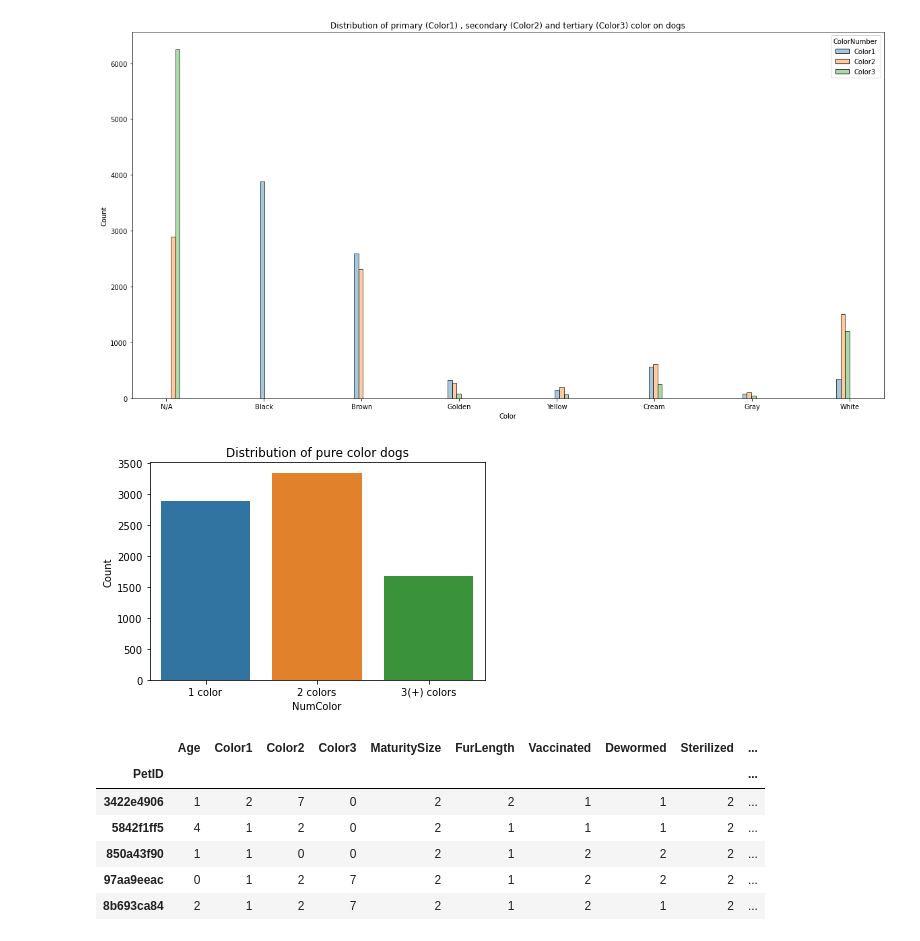
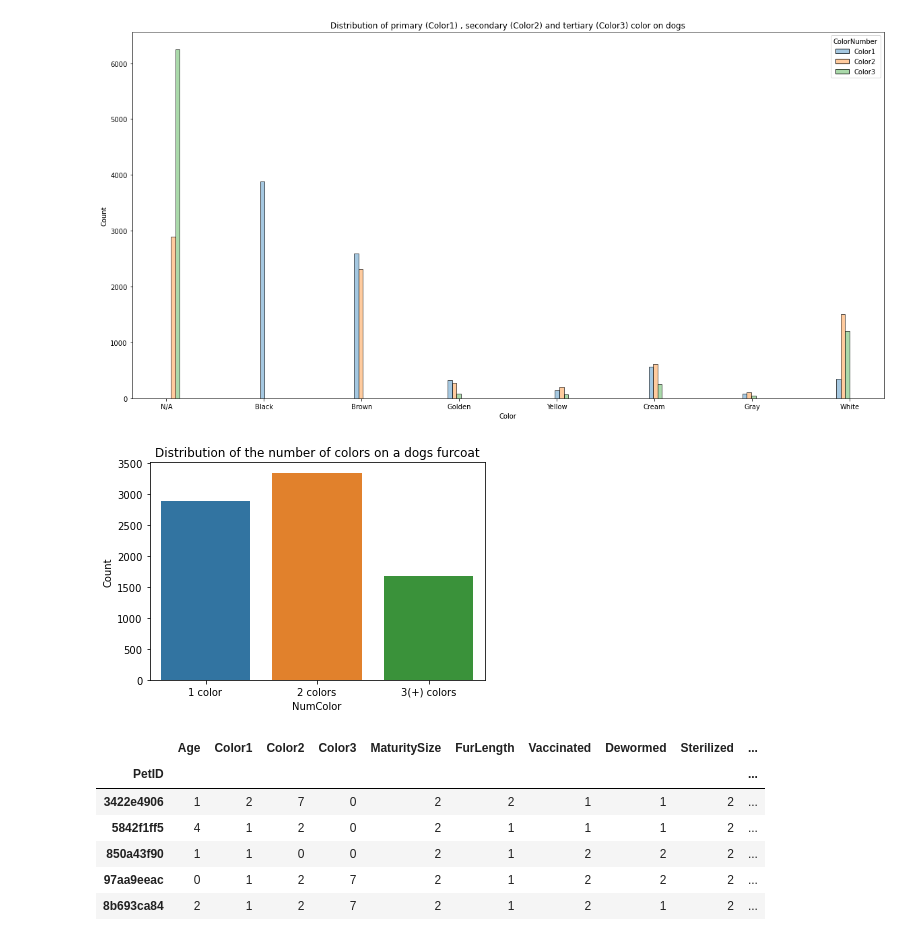
Before and after one commit to simonatso/pet-adoption, a Jupyter notebook: Data Wrangling.ipynb, the cells around one changed output. Cells and saved outputs as stored; diff of their text form; code cells hidden in the pictures.

```diff
--- a/Data Wrangling.ipynb
+++ b/Data Wrangling.ipynb
@@ -150,0 +221,3 @@ dogData.head()
+# %%
+# Set observations with 'NameNumWords' na to 0
+dogData['NameNumWords'] = np.where(dogData['NameNumWords'].isna(), 0, dogData['NameNumWords'])
@@ -151,3 +243,6 @@ dogData.head()
+# %%
+# Drop Name feature
+dogData.drop(columns = 'Name', inplace = True)
 # %%
 dogData.Age.describe()
 # %% [output]
@@ -199,0 +305,3 @@ memory usage: 1.3+ MB
+# %%
+dogData['ThreeMonths'] = np.where(dogData['Age'] <= 3, 1, 0)
+dogData.ThreeMonths.value_counts()
@@ -199,0 +320,8 @@ memory usage: 1.3+ MB
+# %%
+enc = preprocessing.OneHotEncoder()
+threeMonthsEnc = enc.fit_transform(dogData.ThreeMonths.values.reshape(-1, 1)).toarray()
+threeMonthsOneHot = pd.DataFrame(threeMonthsEnc, columns = ["ThreeMonths_"+str(i) for i in sorted(dogData.ThreeMonths.unique()) ])
+dogData = pd.concat([dogData, threeMonthsOneHot.set_index(dogData['PetID'])], axis=1)
+# dropping 'ThreeMonths' column
+dogData.drop(['ThreeMonths'], axis=1, inplace = True)
+dogData.head()
@@ -414,11 +557,11 @@ dogData['NumColor'] = np.where((dogData.Color2 == 0) & (dogData.NumColor == 2),
 # %%
 ax = sns.barplot(x = 'NumColor', y = 'PetID', data=dogData.groupby(['NumColor']).count().reset_index())
 plt.xticks(np.arange(0,3), ["1 color", "2 colors", "3(+) colors"])
 plt.ylabel('Count')
-plt.title('Distribution of pure color dogs')
+plt.title('Distribution of the number of colors on a dogs furcoat')
 plt.show()
 # %% [output]
-[figure, old version]
+[figure, new version]
 # %%
 enc = preprocessing.OneHotEncoder()
 numColorEnc = enc.fit_transform(dogData.NumColor.values.reshape(-1, 1)).toarray()
```
Also changed, not shown: parts of 179 cells of this notebook.
